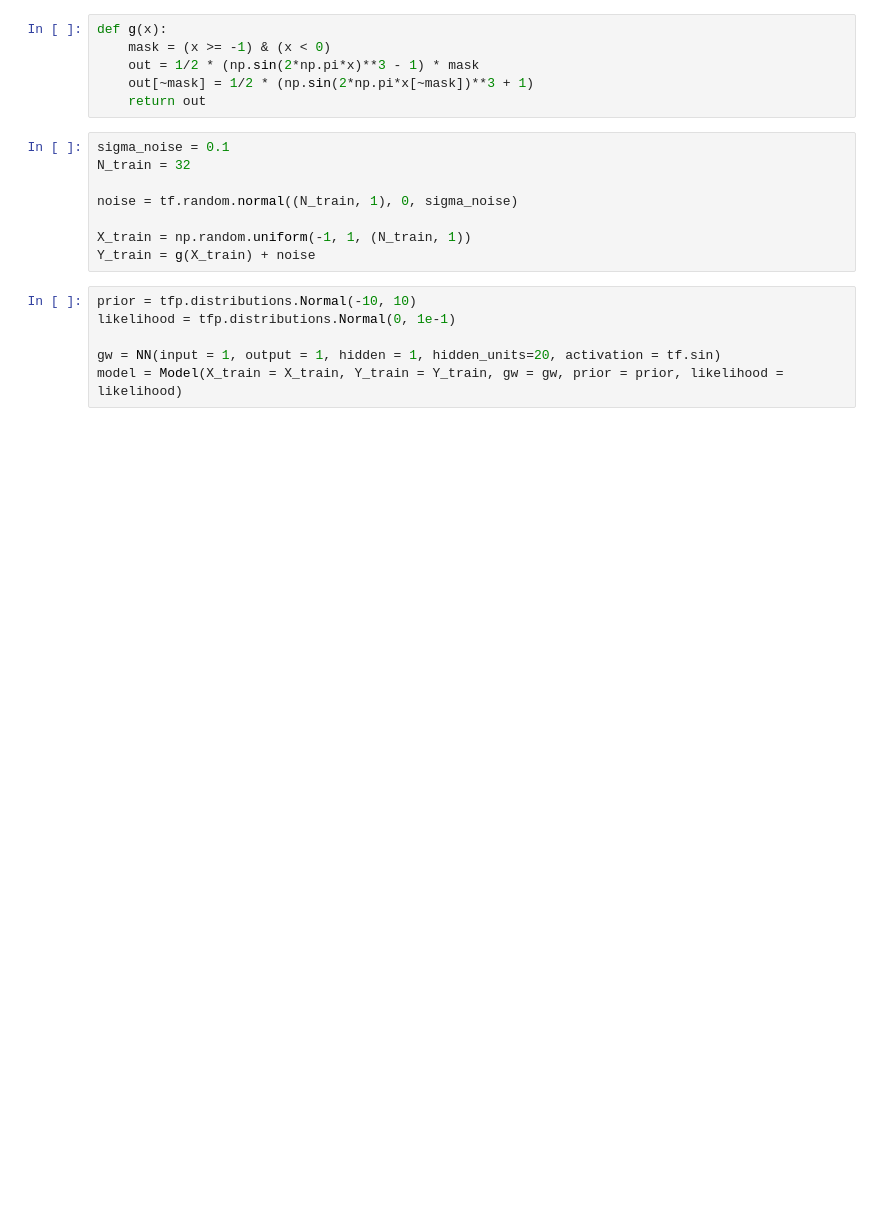
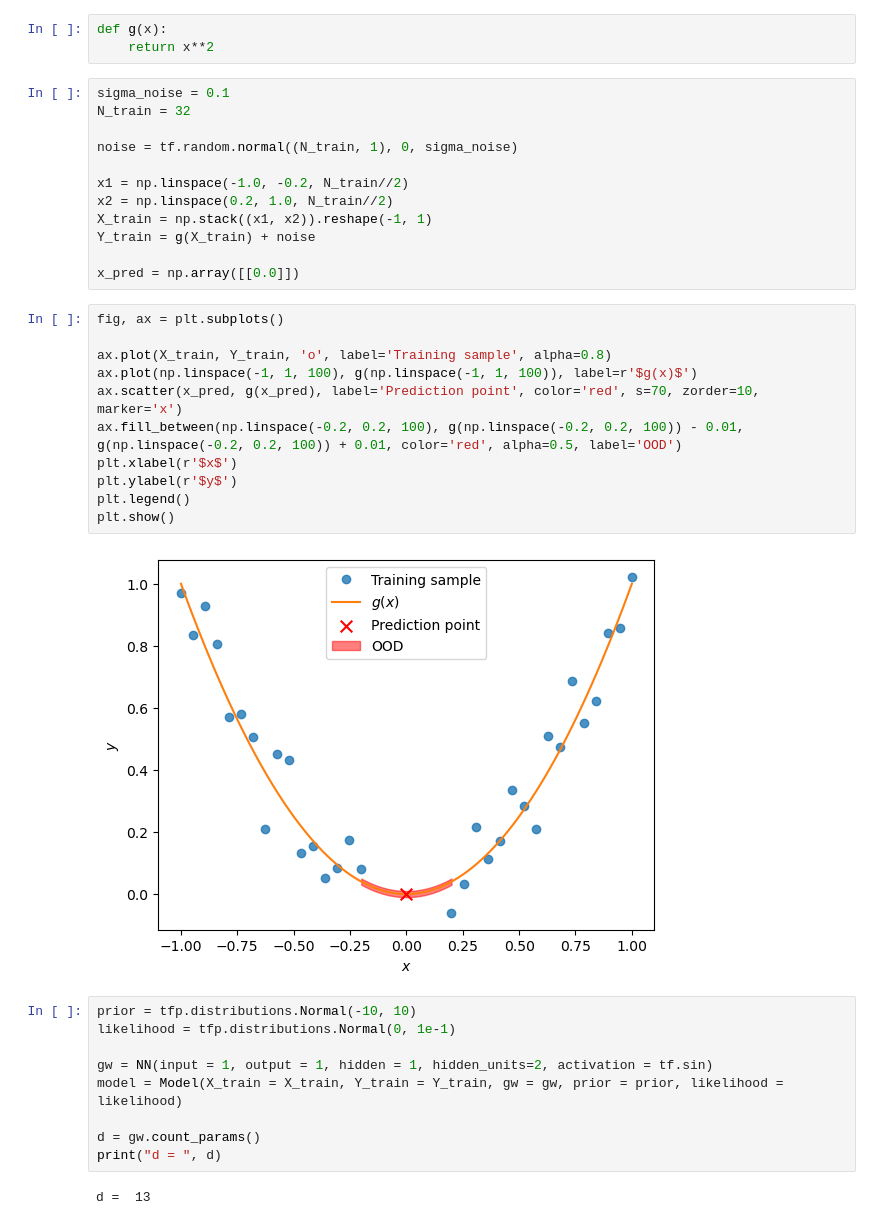
Before and after one commit to TheoHanon/UQ-with-Importance-Sampling, a Jupyter notebook: PARTII_tf/uq.ipynb, the cells around one changed output. Saved outputs shown, nothing was run; the diff lists cells and outputs as text; blank space fills up the shorter version.

```diff
--- a/PARTII_tf/uq.ipynb
+++ b/PARTII_tf/uq.ipynb
@@ -13,21 +14,40 @@ from estimator import MonteCarlo, ImportanceSampling, AdaptiveImportanceSampling
-# %%
-def g(x):
-    mask = (x >= -1) & (x < 0)
-    out = 1/2 * (np.sin(2*np.pi*x)**3 - 1) * mask
-    out[~mask] = 1/2 * (np.sin(2*np.pi*x[~mask])**3 + 1)
-    return out
+# %%
+def g(x):
+    return x**2
 # %%
 sigma_noise = 0.1
 N_train = 32
 
 noise = tf.random.normal((N_train, 1), 0, sigma_noise)
 
-X_train = np.random.uniform(-1, 1, (N_train, 1))
+x1 = np.linspace(-1.0, -0.2, N_train//2)
+x2 = np.linspace(0.2, 1.0, N_train//2)
+X_train = np.stack((x1, x2)).reshape(-1, 1)
 Y_train = g(X_train) + noise
+
+x_pred = np.array([[0.0]])
+# %%
+fig, ax = plt.subplots()
+
+ax.plot(X_train, Y_train, 'o', label='Training sample', alpha=0.8)
+ax.plot(np.linspace(-1, 1, 100), g(np.linspace(-1, 1, 100)), label=r'$g(x)$')
+ax.scatter(x_pred, g(x_pred), label='Prediction point', color='red', s=70, zorder=10, marker='x')
+ax.fill_between(np.linspace(-0.2, 0.2, 100), g(np.linspace(-0.2, 0.2, 100)) - 0.01, g(np.linspace(-0.2, 0.2, 100)) + 0.01, color='red', alpha=0.5, label='OOD')
+plt.xlabel(r'$x$')
+plt.ylabel(r'$y$')
+plt.legend()
+plt.show()
+# %% [output]
+[figure, added]
 # %%
 prior = tfp.distributions.Normal(-10, 10)
 likelihood = tfp.distributions.Normal(0, 1e-1)
 
-gw = NN(input = 1, output = 1, hidden = 1, hidden_units=20, activation = tf.sin)
+gw = NN(input = 1, output = 1, hidden = 1, hidden_units=2, activation = tf.sin)
 model = Model(X_train = X_train, Y_train = Y_train, gw = gw, prior = prior, likelihood = likelihood)
+
+d = gw.count_params()
+print("d = ", d)
+# %% [output]
+d =  13
 # %%
```
Also changed, not shown: parts of 8 cells of this notebook, 7 other files.
